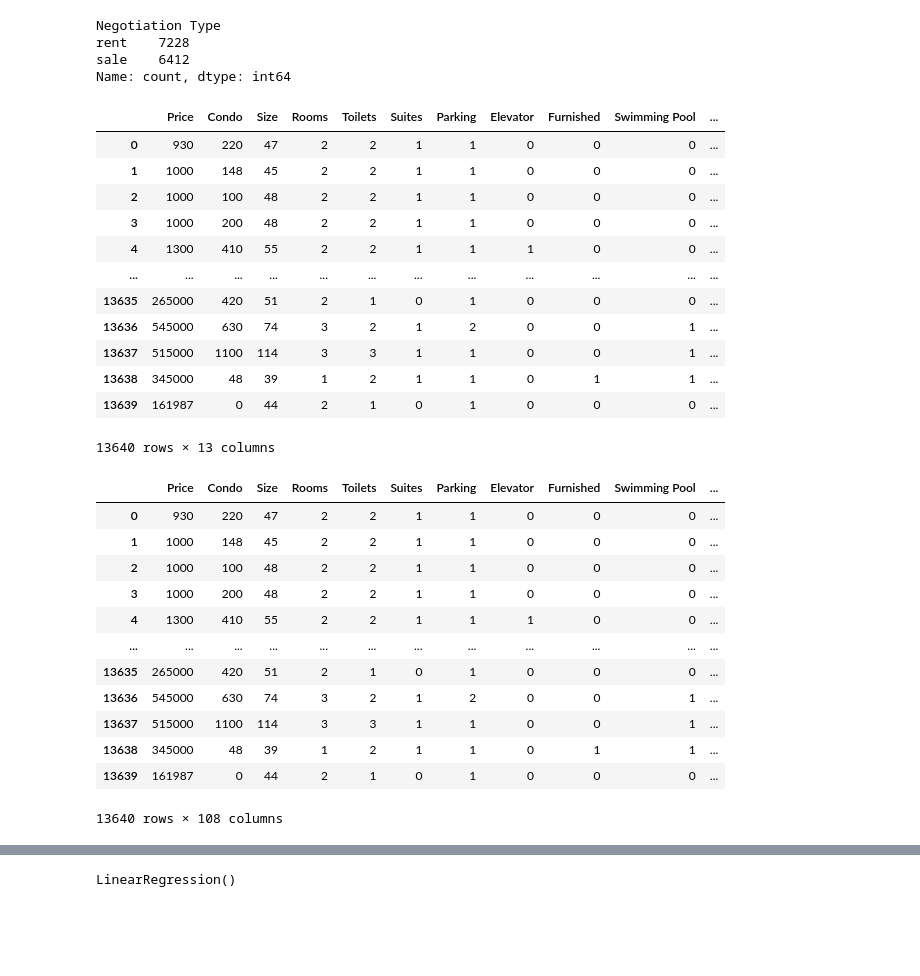
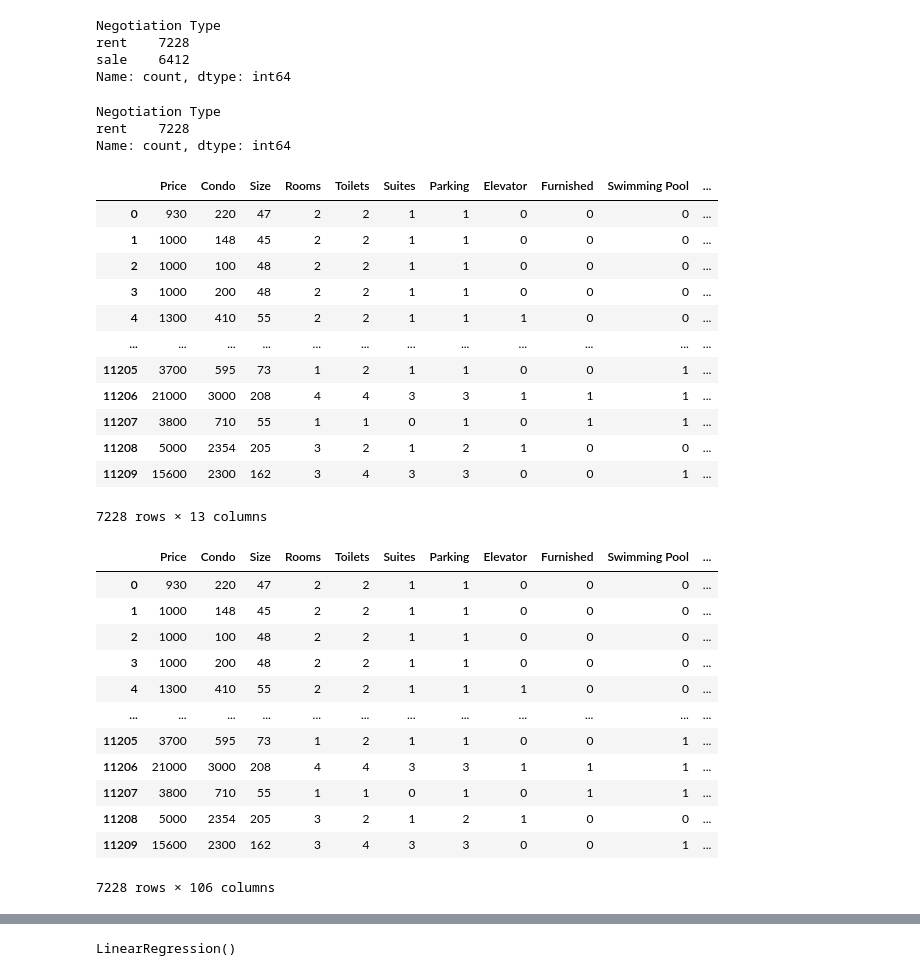
Before and after one commit to NoKKziN/Analise_imobiliaria_com_sklearn, a Jupyter notebook: Script/analise_imobiliaria.ipynb, the cells around one changed output, grey strips where cells are left out. Drawn from its saved outputs; the diff is of its cells as text; code cells hidden in the pictures; blank space fills up the shorter version.

```diff
--- a/Script/analise_imobiliaria.ipynb
+++ b/Script/analise_imobiliaria.ipynb
@@ -20,23 +28,34 @@ rent    7228
 sale    6412
 Name: count, dtype: int64
 # %%
+# Filtra apenas os imóveis com negociação do tipo 'rent' (aluguel).
+# Em seguida, confirma se o filtro foi aplicado corretamente.
+
 df_rent = df[df["Negotiation Type"] == "rent"]
+
+df_rent["Negotiation Type"].value_counts()
+# %% [output]
+Negotiation Type
+rent    7228
+Name: count, dtype: int64
 # %%
-df_cleaned = df.drop(["New", "Negotiation Type", "Property Type"], axis=1)
+# Remove colunas irrelevantes para o modelo
+
+df_cleaned = df_rent.drop(["New", "Negotiation Type", "Property Type"], axis=1)
 
 df_cleaned
 # %% [output]
 |  | Price | Condo | Size | Rooms | Toilets | Suites | Parking | Elevator | Furnished | Swimming Pool | ... |
 | 0 | 930 | 220 | 47 | 2 | 2 | 1 | 1 | 0 | 0 | 0 | ... |
 | 1 | 1000 | 148 | 45 | 2 | 2 | 1 | 1 | 0 | 0 | 0 | ... |
 | 2 | 1000 | 100 | 48 | 2 | 2 | 1 | 1 | 0 | 0 | 0 | ... |
 | 3 | 1000 | 200 | 48 | 2 | 2 | 1 | 1 | 0 | 0 | 0 | ... |
 | 4 | 1300 | 410 | 55 | 2 | 2 | 1 | 1 | 1 | 0 | 0 | ... |
 | ... | ... | ... | ... | ... | ... | ... | ... | ... | ... | ... | ... |
-| 13635 | 265000 | 420 | 51 | 2 | 1 | 0 | 1 | 0 | 0 | 0 | ... |
-| 13636 | 545000 | 630 | 74 | 3 | 2 | 1 | 2 | 0 | 0 | 1 | ... |
-| 13637 | 515000 | 1100 | 114 | 3 | 3 | 1 | 1 | 0 | 0 | 1 | ... |
-| 13638 | 345000 | 48 | 39 | 1 | 2 | 1 | 1 | 0 | 1 | 1 | ... |
-| 13639 | 161987 | 0 | 44 | 2 | 1 | 0 | 1 | 0 | 0 | 0 | ... |
+| 11205 | 3700 | 595 | 73 | 1 | 2 | 1 | 1 | 0 | 0 | 1 | ... |
+| 11206 | 21000 | 3000 | 208 | 4 | 4 | 3 | 3 | 1 | 1 | 1 | ... |
+| 11207 | 3800 | 710 | 55 | 1 | 1 | 0 | 1 | 0 | 1 | 1 | ... |
+| 11208 | 5000 | 2354 | 205 | 3 | 2 | 1 | 2 | 1 | 0 | 0 | ... |
+| 11209 | 15600 | 2300 | 162 | 3 | 4 | 3 | 3 | 0 | 0 | 1 | ... |
-13640 rows × 13 columns
+7228 rows × 13 columns
 # %%
@@ -45,6 +68,8 @@ one_hot = pd.get_dummies(df_cleaned["District"])
 df = df_cleaned.drop("District", axis=1)
 df = df.join(one_hot)
 # %%
+# Exibe o dataframe final após a limpeza inicial.
+
 df
 # %% [output]
 |  | Price | Condo | Size | Rooms | Toilets | Suites | Parking | Elevator | Furnished | Swimming Pool | ... |
@@ -54,10 +79,10 @@ df
 | 3 | 1000 | 200 | 48 | 2 | 2 | 1 | 1 | 0 | 0 | 0 | ... |
 | 4 | 1300 | 410 | 55 | 2 | 2 | 1 | 1 | 1 | 0 | 0 | ... |
 | ... | ... | ... | ... | ... | ... | ... | ... | ... | ... | ... | ... |
-| 13635 | 265000 | 420 | 51 | 2 | 1 | 0 | 1 | 0 | 0 | 0 | ... |
-| 13636 | 545000 | 630 | 74 | 3 | 2 | 1 | 2 | 0 | 0 | 1 | ... |
-| 13637 | 515000 | 1100 | 114 | 3 | 3 | 1 | 1 | 0 | 0 | 1 | ... |
-| 13638 | 345000 | 48 | 39 | 1 | 2 | 1 | 1 | 0 | 1 | 1 | ... |
-| 13639 | 161987 | 0 | 44 | 2 | 1 | 0 | 1 | 0 | 0 | 0 | ... |
+| 11205 | 3700 | 595 | 73 | 1 | 2 | 1 | 1 | 0 | 0 | 1 | ... |
+| 11206 | 21000 | 3000 | 208 | 4 | 4 | 3 | 3 | 1 | 1 | 1 | ... |
+| 11207 | 3800 | 710 | 55 | 1 | 1 | 0 | 1 | 0 | 1 | 1 | ... |
+| 11208 | 5000 | 2354 | 205 | 3 | 2 | 1 | 2 | 1 | 0 | 0 | ... |
+| 11209 | 15600 | 2300 | 162 | 3 | 4 | 3 | 3 | 0 | 0 | 1 | ... |
-13640 rows × 108 columns
+7228 rows × 106 columns
 # %%
```
Also changed, not shown: parts of 26 cells of this notebook.
